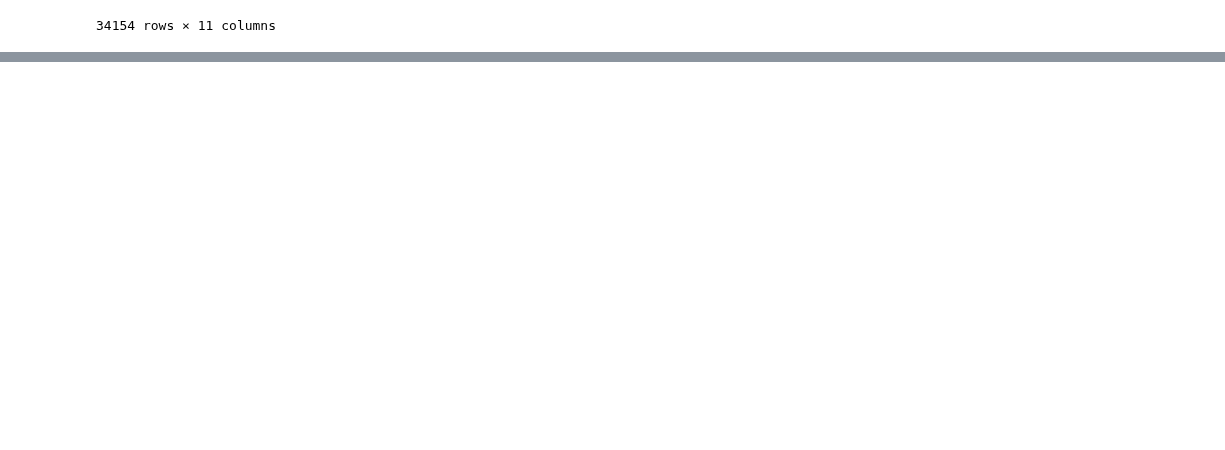
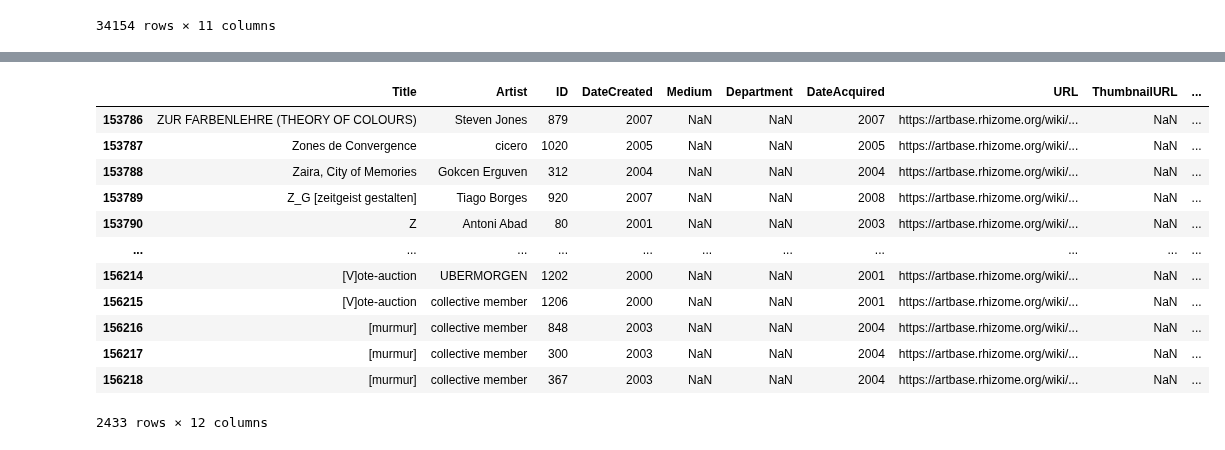
Before and after one commit to laurentfintoni/Net-Art-Rev, a Jupyter notebook: dataViz_Ctrials.ipynb, the cells around one changed output, grey strips where cells are left out. Saved outputs shown, nothing was run; the diff lists cells and outputs as text; code cells hidden in the pictures; blank space fills up the shorter version.

```diff
--- a/dataViz_Ctrials.ipynb
+++ b/dataViz_Ctrials.ipynb
@@ -255,0 +463,18 @@ text_rh
+# %%
+#artist nationalities over the two databases (too many items?)
+rhz = workingDf[workingDf.Source =='RHIZOME']
+rhz
+# %% [output]
+|  | Title | Artist | ID | DateCreated | Medium | Department | DateAcquired | URL | ThumbnailURL | ... |
+| 153786 | ZUR FARBENLEHRE (THEORY OF COLOURS) | Steven Jones | 879 | 2007 | NaN | NaN | 2007 | https://artbase.rhizome.org/wiki/... | NaN | ... |
+| 153787 | Zones de Convergence | cicero | 1020 | 2005 | NaN | NaN | 2005 | https://artbase.rhizome.org/wiki/... | NaN | ... |
+| 153788 | Zaira, City of Memories | Gokcen Erguven | 312 | 2004 | NaN | NaN | 2004 | https://artbase.rhizome.org/wiki/... | NaN | ... |
+| 153789 | Z_G [zeitgeist gestalten] | Tiago Borges | 920 | 2007 | NaN | NaN | 2008 | https://artbase.rhizome.org/wiki/... | NaN | ... |
+| 153790 | Z | Antoni Abad | 80 | 2001 | NaN | NaN | 2003 | https://artbase.rhizome.org/wiki/... | NaN | ... |
+| ... | ... | ... | ... | ... | ... | ... | ... | ... | ... | ... |
+| 156214 | [V]ote-auction | UBERMORGEN | 1202 | 2000 | NaN | NaN | 2001 | https://artbase.rhizome.org/wiki/... | NaN | ... |
+| 156215 | [V]ote-auction | collective member | 1206 | 2000 | NaN | NaN | 2001 | https://artbase.rhizome.org/wiki/... | NaN | ... |
+| 156216 | [murmur] | collective member | 848 | 2003 | NaN | NaN | 2004 | https://artbase.rhizome.org/wiki/... | NaN | ... |
+| 156217 | [murmur] | collective member | 300 | 2003 | NaN | NaN | 2004 | https://artbase.rhizome.org/wiki/... | NaN | ... |
+| 156218 | [murmur] | collective member | 367 | 2003 | NaN | NaN | 2004 | https://artbase.rhizome.org/wiki/... | NaN | ... |
+2433 rows × 12 columns
```
Also changed, not shown: parts of 30 cells of this notebook, 1 other file.
